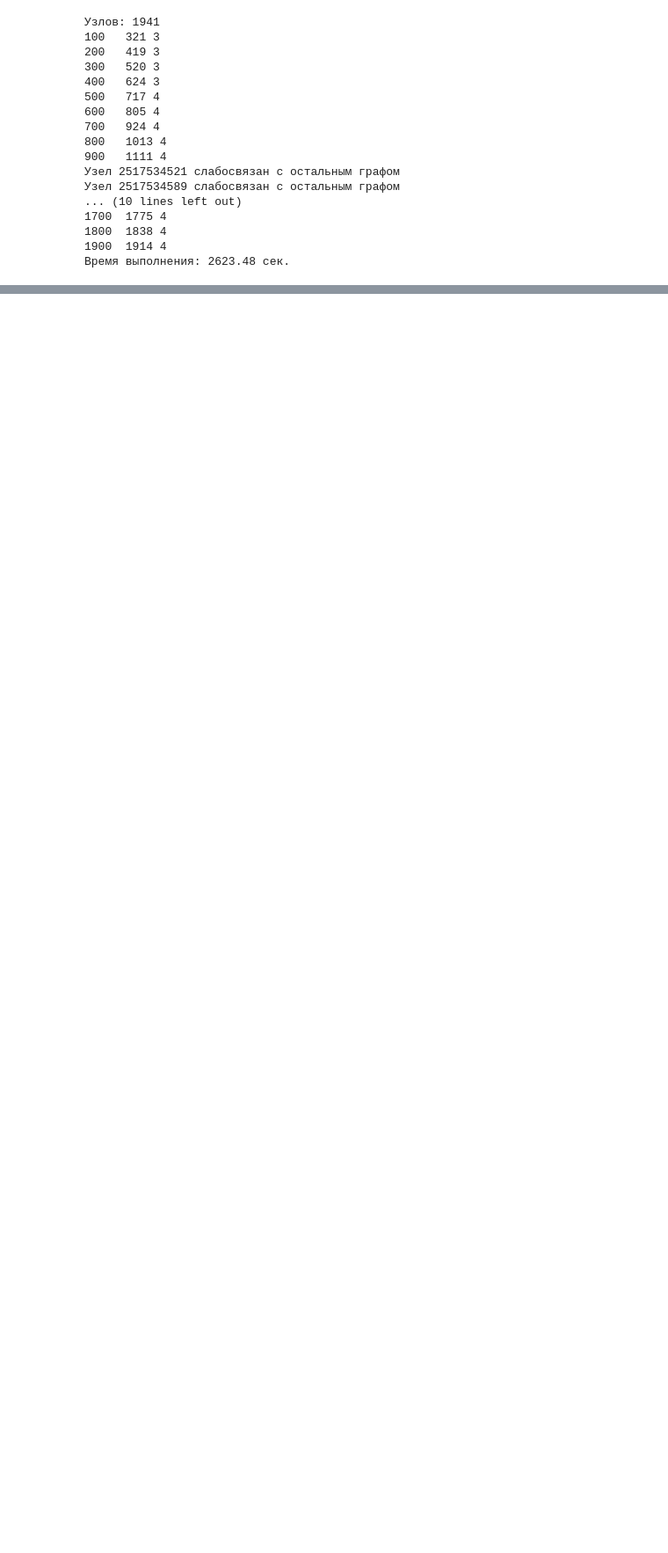
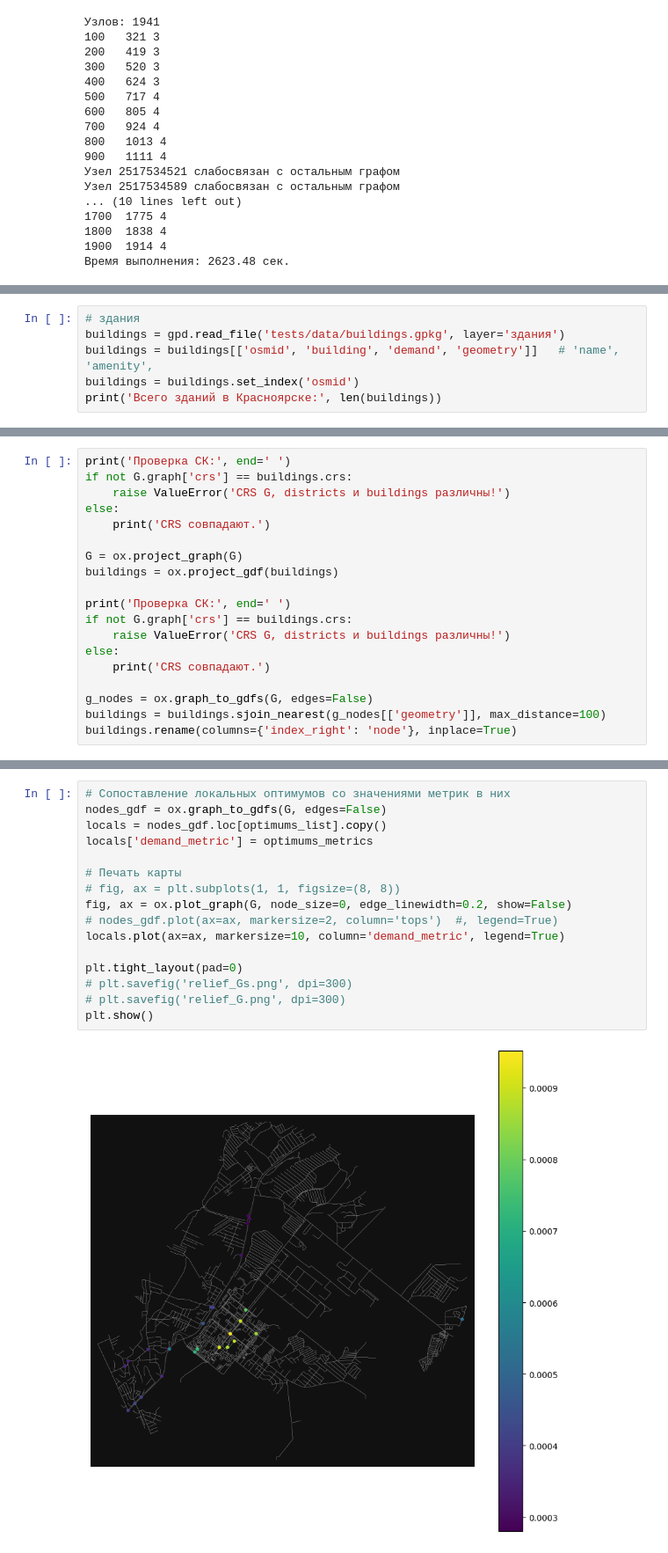
Before and after one commit to Obsidian-pb/genesis, a Jupyter notebook: work/genesis/dis_optimums_area.ipynb, the cells around one changed output, grey strips where cells are left out. Shown at 88% size. Saved outputs shown, nothing was run; the diff lists cells and outputs as text; blank space fills up the shorter version.

```diff
--- a/work/genesis/dis_optimums_area.ipynb
+++ b/work/genesis/dis_optimums_area.ipynb
@@ -598,0 +570,6 @@ plt.show()
+# %%
+# здания
+buildings = gpd.read_file('tests/data/buildings.gpkg', layer='здания')
+buildings = buildings[['osmid', 'building', 'demand', 'geometry']]   # 'name', 'amenity',
+buildings = buildings.set_index('osmid')
+print('Всего зданий в Красноярске:', len(buildings))
@@ -598,0 +578,19 @@ plt.show()
+# %%
+print('Проверка СК:', end=' ')
+if not G.graph['crs'] == buildings.crs:
+    raise ValueError('CRS G, districts и buildings различны!')
+else:
+    print('CRS совпадают.')
+
+G = ox.project_graph(G)
+buildings = ox.project_gdf(buildings)
+
+print('Проверка СК:', end=' ')
+if not G.graph['crs'] == buildings.crs:
+    raise ValueError('CRS G, districts и buildings различны!')
+else:
+    print('CRS совпадают.')
+
+g_nodes = ox.graph_to_gdfs(G, edges=False)
+buildings = buildings.sjoin_nearest(g_nodes[['geometry']], max_distance=100)
+buildings.rename(columns={'index_right': 'node'}, inplace=True)
@@ -598,0 +800,18 @@ plt.show()
+# %%
+# Сопоставление локальных оптимумов со значениями метрик в них
+nodes_gdf = ox.graph_to_gdfs(G, edges=False)
+locals = nodes_gdf.loc[optimums_list].copy()
+locals['demand_metric'] = optimums_metrics
+
+# Печать карты
+# fig, ax = plt.subplots(1, 1, figsize=(8, 8))
+fig, ax = ox.plot_graph(G, node_size=0, edge_linewidth=0.2, show=False)
+# nodes_gdf.plot(ax=ax, markersize=2, column='tops')  #, legend=True)
+locals.plot(ax=ax, markersize=10, column='demand_metric', legend=True)
+
+plt.tight_layout(pad=0)
+# plt.savefig('relief_Gs.png', dpi=300)
+# plt.savefig('relief_G.png', dpi=300)
+plt.show()
+# %% [output]
+[figure, added]
```
Also changed, not shown: parts of 6 cells of this notebook, 5 other files.
